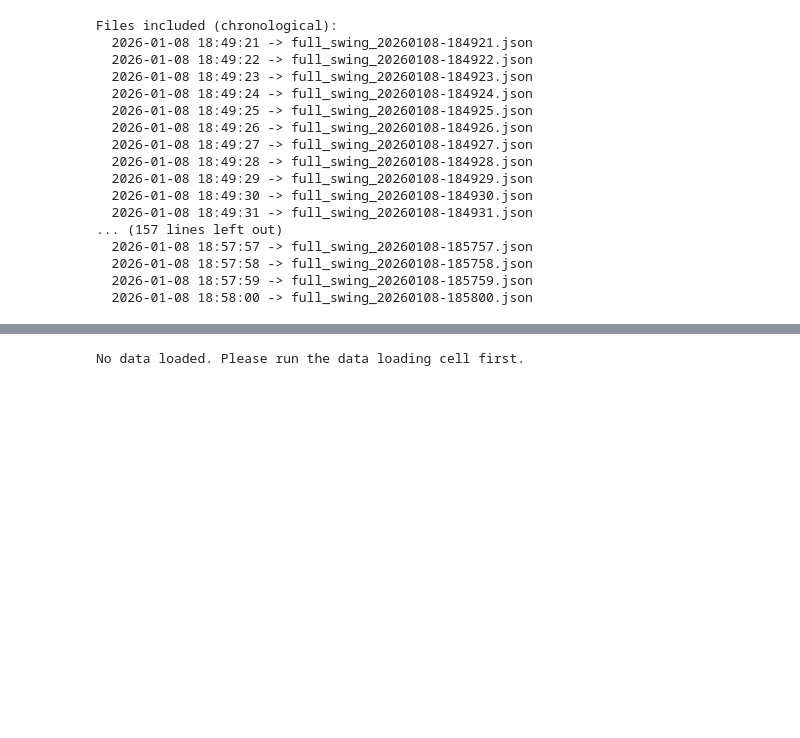
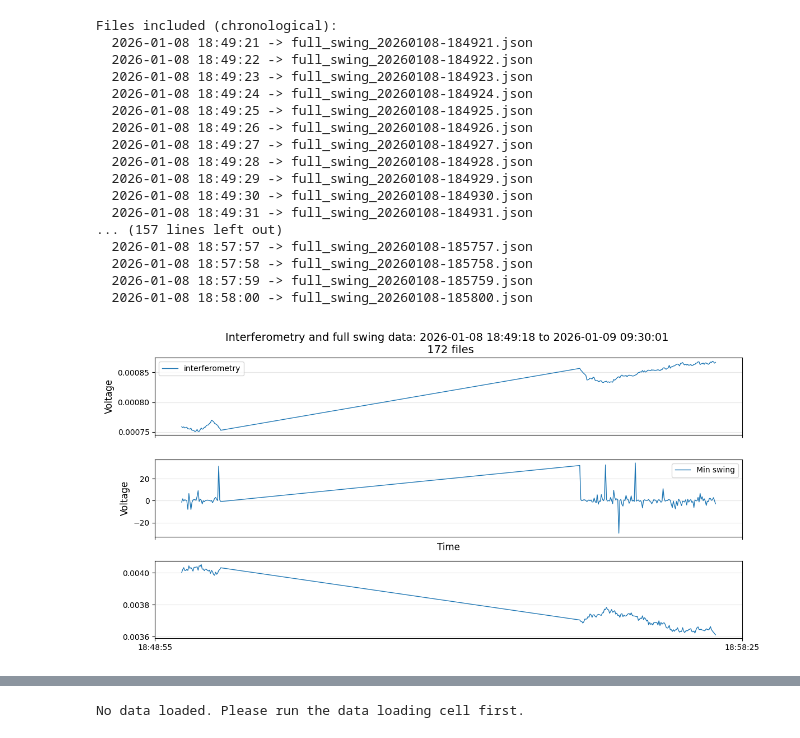
Before and after one commit to Harshghub/Interferometry-analysis, a Jupyter notebook: measurement/analysis_lo.ipynb, the cells around one changed output, grey strips where cells are left out. Cells and saved outputs as stored; diff of their text form; code cells hidden in the pictures; blank space fills up the shorter version.

```diff
--- a/measurement/analysis_lo.ipynb
+++ b/measurement/analysis_lo.ipynb
@@ -309,7 +309,7 @@ if 'concat_time_full_swing' in locals() and 'concat_voltage_cos' in locals() and
         fig, axs = plt.subplots(3, 1, figsize=(12, 6), sharex=True)
         # Plot min and max voltage on first axis
         axs[0].plot(concat_datetime[:], concat_voltage_sin**2 + concat_voltage_cos**2, label='interferometry', linewidth=1)
-        axs[0].plot(concat_datetime[:], concat_voltage_cos[:], label='Max swing', linewidth=1)
+        # axs[0].plot(concat_datetime[:], concat_voltage_cos[:], label='Max swing', linewidth=1)
 
         axs[0].set_ylabel("Voltage", fontsize=12)
         axs[0].legend()
@@ -317,30 +317,32 @@ if 'concat_time_full_swing' in locals() and 'concat_voltage_cos' in locals() and
         # Plot sum and diff voltage on second axis
         # axs[1].plot(concat_datetime[:], extended_voltage_max_full_swing[:], label='Max swing', linewidth=1)
         axs[1].plot(concat_datetime[:], concat_voltage_cos/concat_voltage_sin, label='Min swing', linewidth=1)
         axs[1].set_xlabel("Time", fontsize=12)
         axs[1].set_ylabel("Voltage", fontsize=12)
         axs[1].legend()
 
         # Format x-axis to show time nicely
         axs[2].plot(concat_datetime[:], concat_voltage_avg**2, label='Min swing', linewidth=1)
         axs[2].xaxis.set_major_formatter(mdates.DateFormatter('%H:%M:%S'))
         axs[2].xaxis.set_major_locator(mdates.HourLocator(interval=1))
         plt.setp(axs[1].xaxis.get_majorticklabels(), rotation=45)
         axs[0].set_title(
             f"Interferometry and full swing data: {start_str} to {end_str} \n {len(files_in_range_full_swing)} files",
             fontsize=14,
         )
         for ax in axs:
             ax.grid(True, alpha=0.3)
 
 
         plt.tight_layout()
         plt.savefig(f"polarization_{start_str}_{end_str}.png")
         plt.show()
 
 
     print("\nFiles included (chronological):")
     for dt, file in files_in_range_full_swing:
         print(f"  {dt} -> {file.name}")
 else:
     print("No data loaded. Please run the data loading cell first.")
+# %% [output]
+[figure, added]
```
Also changed, not shown: parts of 1 cell of this notebook, 6 other files.
